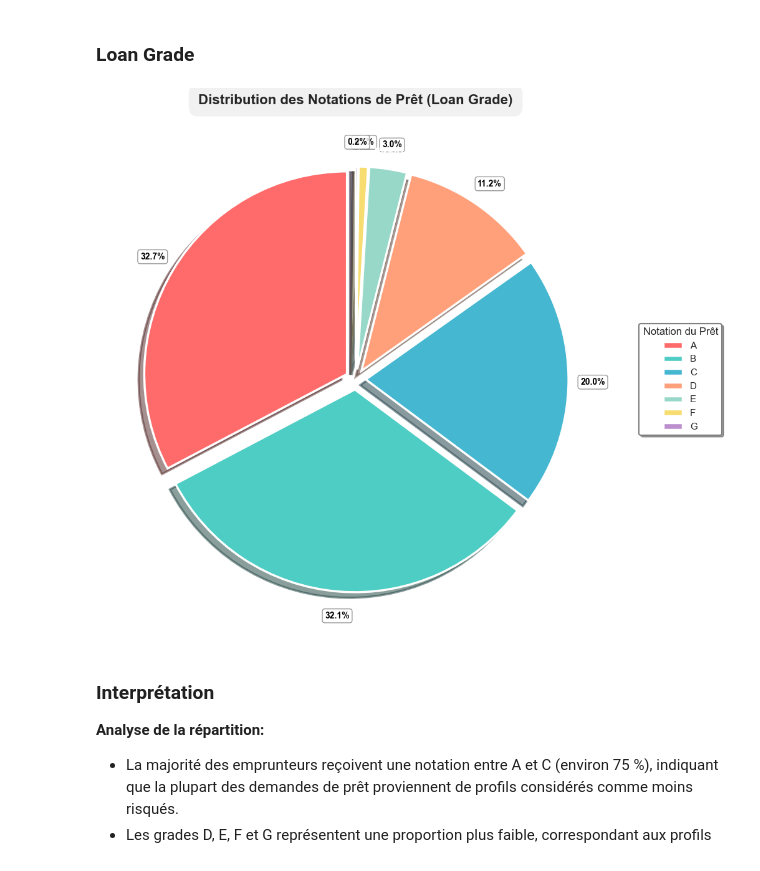
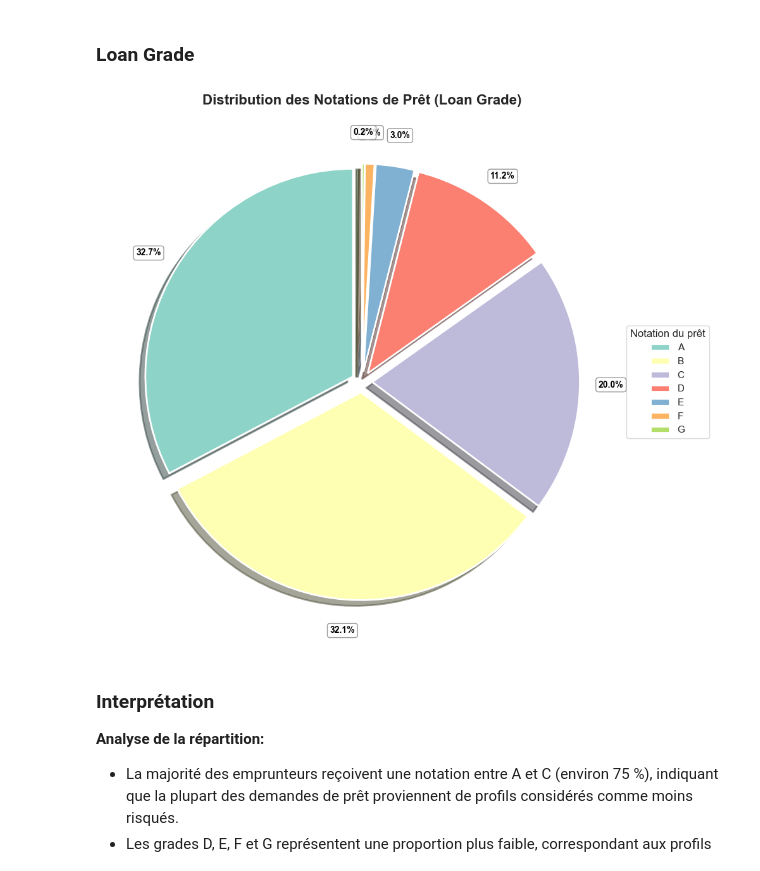
Before and after one commit to YATABARE-Cheikna-Amala/Projet-Final-Python_Pour_la_Data_Science, a Jupyter notebook: Projet_python_pour_la_data_science.ipynb, the cells around one changed output. Drawn from its saved outputs; the diff is of its cells as text; code cells hidden in the pictures.

Commit message:
Pour verification et correction

```diff
--- a/Projet_python_pour_la_data_science.ipynb
+++ b/Projet_python_pour_la_data_science.ipynb
@@ -215,89 +200,76 @@ Name: count, dtype: int64
 # %% [markdown]
 ### Loan Grade
 # %%
+import matplotlib.pyplot as plt
+
 # Calcul des statistiques par grade
-grade_stats = data.groupby('Loan Grade')['Default Status'].agg(['mean', 'count']).reset_index()
-grade_stats.columns = ['Loan Grade', 'Default Rate', 'Count']
+grade_stats = (
+    data.groupby('Loan Grade')['Default Status']
+    .agg(Default_Rate='mean', Count='count')
+    .reset_index()
+)
 
+# Création des labels intérieurs (grade + effectif)
+labels_interieurs = [
+    f"{grade}\n(n={count})"
+    for grade, count in zip(grade_stats['Loan Grade'], grade_stats['Count'])
+]
 
-# Création de la figure avec taille augmentée
+# Figure
 fig, ax = plt.subplots(figsize=(12, 9))
 
-# Palette de couleurs
-colors = ['#FF6B6B', '#4ECDC4', '#45B7D1', '#FFA07A', '#98D8C8', '#F7DC6F', '#BB8FCE']
-colors = colors[:len(grade_stats)]
+# Palette dynamique
+colors = plt.cm.Set3.colors[:len(grade_stats)]
 
-# Écartement des parts
+# Explosion légère
 explode = [0.05] * len(grade_stats)
 
-# Tracé du camembert amélioré
+# Camembert
 wedges, texts, autotexts = ax.pie(
     grade_stats['Count'],
-    labels=labels_interieurs,          # À l'intérieur des parts
-    autopct='%1.1f%%',                 # Pourcentages générés automatiquement
+    labels=labels_interieurs,
+    autopct='%1.1f%%',
     startangle=90,
-    pctdistance=1.12,                  # Distance des pourcentages
+    pctdistance=1.15,
     colors=colors,
-    explode=explode,                   # Écarte légèrement les parts
-    textprops={'fontsize': 12, 'weight': 'bold', 'color': 'white'},  # labels intérieurs blancs
-    wedgeprops={
-        'edgecolor': 'white',
-        'linewidth': 2.5,               # bordure plus épaisse
-        'antialiased': True
-    },
-    shadow=True                         # Ajoute une ombre pour l'effet 3D
+    explode=explode,
+    textprops={'fontsize': 11, 'weight': 'bold', 'color': 'white'},
+    wedgeprops={'edgecolor': 'white', 'linewidth': 2},
+    shadow=True
 )
 
-# Personnalisation des pourcentages
+# Style des pourcentages
 for autotext in autotexts:
     autotext.set_color('black')
     autotext.set_fontsize(10)
-    autotext.set_weight('bold')
     autotext.set_bbox(dict(
         boxstyle='round,pad=0.3',
         facecolor='white',
         edgecolor='gray',
-        linewidth=1,
         alpha=0.8
     ))
 
-# Labels intérieurs améliorés
-for text in texts:
-    text.set_fontsize(13)
-    text.set_weight('bold')
-
-# Titre amélioré
+# Titre
 ax.set_title(
-    'Distribution des Notations de Prêt (Loan Grade)',
+    "Distribution des Notations de Prêt (Loan Grade)",
     fontsize=16,
     fontweight='bold',
-    pad=25,
-    bbox=dict(boxstyle='round,pad=0.7', facecolor='lightgray', alpha=0.3)
+    pad=20
 )
 
-# Légende des couleurs
-legend = ax.legend(
+# Légende
+ax.legend(
     wedges,
     grade_stats['Loan Grade'],
-    title="Notation du Prêt",
-    loc='center left',
-    bbox_to_anchor=(1.05, 0.5),        # position à droite, légèrement décalée
-    fontsize=11,
-    title_fontsize=12,
-    frameon=True,
-    fancybox=True,
-    shadow=True
+    title="Notation du prêt",
+    loc="center left",
+    bbox_to_anchor=(1, 0.5)
 )
-
-# Amélioration du style de la légende
-legend.get_frame().set_facecolor('white')
-legend.get_frame().set_edgecolor('gray')
-legend.get_frame().set_linewidth(1.5)
 
 plt.tight_layout()
 plt.show()
 # %% [output]
-[figure, old version]
+[figure, new version]
 # %% [markdown]
 ### Interprétation
 
```
Also changed, not shown: parts of 29 cells of this notebook.
